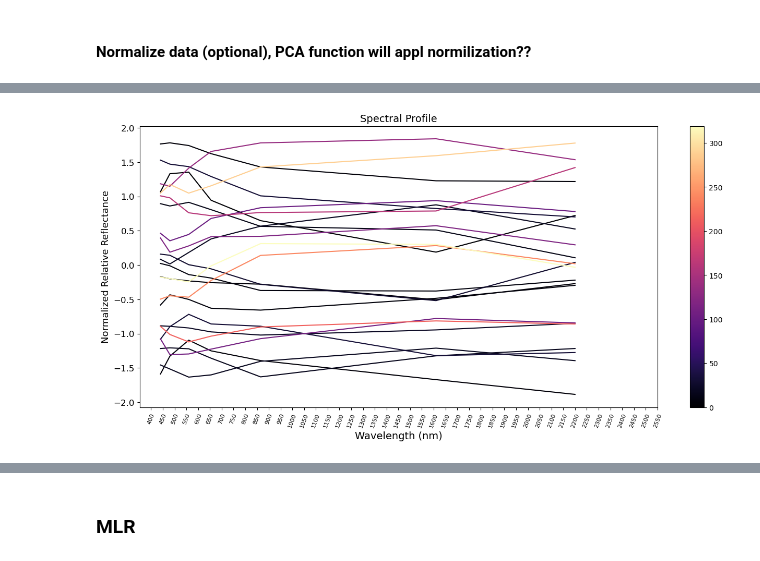
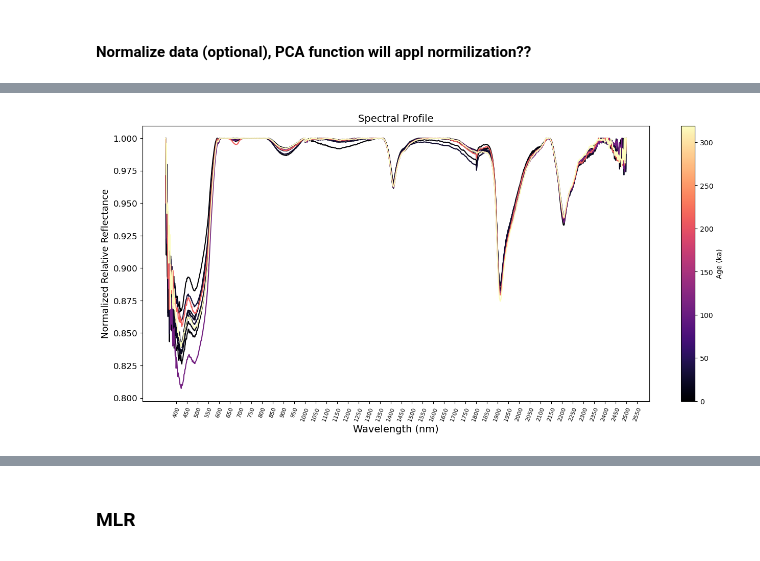
Before and after one commit to henrytcrawford/MSc_scripts_Aconquija, a Jupyter notebook: spot_sample/PCA_spots_xlxs.ipynb, the cells around one changed output, grey strips where cells are left out. Saved outputs shown, nothing was run; the diff lists cells and outputs as text; code cells hidden in the pictures.

```diff
--- a/spot_sample/PCA_spots_xlxs.ipynb
+++ b/spot_sample/PCA_spots_xlxs.ipynb
@@ -95,7 +118,13 @@ No bands dropped
+# %%
+# 1st derivative
+data = np.diff(data)/np.diff(nm_names)
+data = pd.DataFrame(test)
+
+nm_names = nm_names[1:]
 # %%
 # normalize each observation to have the same mean & std
-data = (data - data.mean())/data.std()
-data = data
+data = (data.T - data.T.mean())/data.T.std()
+data = data.T
 # %%
 # scale all observation to 0-1 range, using the same min and max
 max_all = data.max().max()
@@ -105,7 +134,7 @@ min_all = data.min().max()
 data = (data - min_all)/(max_all - min_all)
 # %%
 # normalize to a particular band (i.e. to Band 1 as zero), scale all observation 0 - 1
-data = (data.T -  data.T.iloc[0]) # choose band as zero point
+data = (data.T -  data.T.iloc[2208-350]) # choose band as zero point
 max_all = data.max().max()
 min_all = data.min().min()
 data = (data - min_all)/(max_all - min_all)
@@ -113,7 +142,7 @@ data = data.T
 # %%
 # normlaize by BCET, on the final dataset (???)
 # followed by normalization to a particular band
-count = 16
+count = len(data.T)
 BCET = pd.DataFrame()
 
 for band_n in range(count):
@@ -157,8 +186,9 @@ for band_n in range(count):
         # BCET malfunction test as in Lui & Mason (2016) Section 2.6.1. Where l<b<h BCET malfunctions.
     if (l < b) & (b < h):
         print('\033[91m'+ 'BCET Fail' + '\033[0;0m' + ' (Band {})'.format(band_n + 1)) # print in red
+        print("l, b, h --> ", l,", ", b,", ",h)
     else:
-        print('\033[92m' + 'BCET Pass' + '\033[0;0m' + ' (Band {})'.format(band_n + 1)) # print in green
+        pass #print('\033[92m' + 'BCET Pass' + '\033[0;0m' + ' (Band {})'.format(band_n + 1)) # print in green
 
     #print("l, b, h --> ", l,", ", b,", ",h)
     #print('------------------------------')
@@ -196,32 +217,32 @@ target_names = age
 
 N = len(target_y) # number of objects to plot i.e. color cycle count
 
 fig, ax = plt.subplots(figsize = (16,7))
 #for i in range(N):
     #ax.plot(target_x, target_y.iloc[i], label = target_names[i]) # for i in range of objects, plot x,y
 for i in range(N):
     ax.plot(target_x, target_y.iloc[i],label = target_names[i], color=plt.cm.magma(norm(age[i])))
 #axes
 #plt.xticks(fontsize = 10, rotation=70, size = 8)
 plt.xticks(np.arange(400, 2600, 50), fontsize = 10, rotation=70, size = 8)
 #ax.xaxis.set_major_locator(ticker.MultipleLocator(50))
 plt.xlabel('Wavelength (nm)', fontsize = 14)
 plt.yticks(fontsize = 12)
 plt.ylabel('Normalized Relative Reflectance', fontsize = 13)
 plt.title("Spectral Profile", size = 14)
 plt.title
 plt.xlim()
-plt.colorbar(plt.cm.ScalarMappable(norm=norm, cmap=plt.cm.magma))
+plt.colorbar(plt.cm.ScalarMappable(norm=norm, cmap=plt.cm.magma), label = 'Age (ka)')
 
 # legend location (if using discrete line key)
 #box = ax.get_position()
 #ax.set_position([box.x0, box.y0 + box.height * 0.1,
                 # box.width, box.height * .9])
 
 #ax.legend(loc='lower left', bbox_to_anchor=(1, 0),
           #fancybox=True, shadow=True, ncol=1, title = 'Age (ky)') # Put a legend below current axis
 
 plt.rcdefaults() # reset global plt parameters, IMPORTANT!
 plt.show()
 # %% [output]
-[figure, old version]
+[figure, new version]
```
Also changed, not shown: parts of 56 cells of this notebook, 33 other files.
